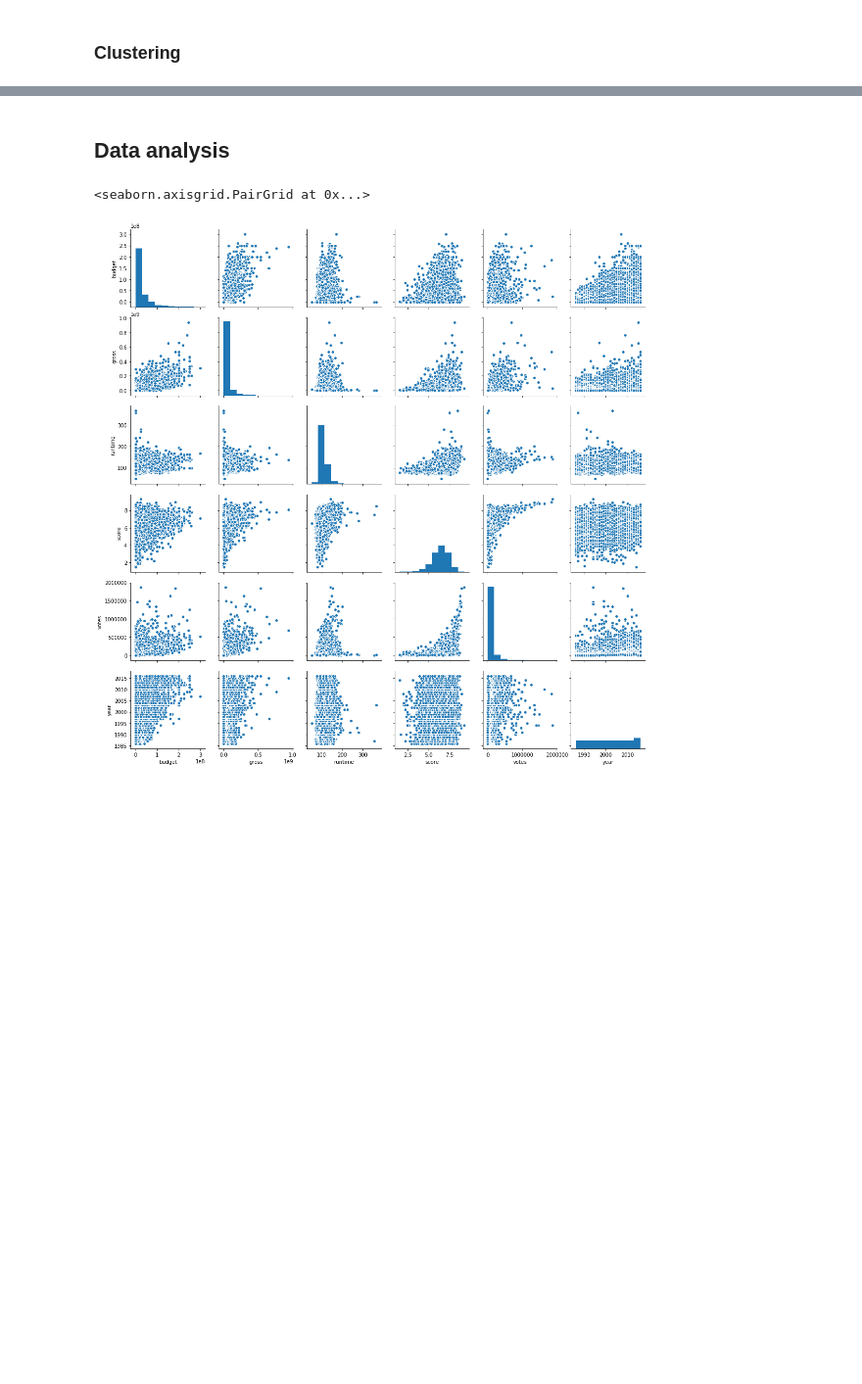
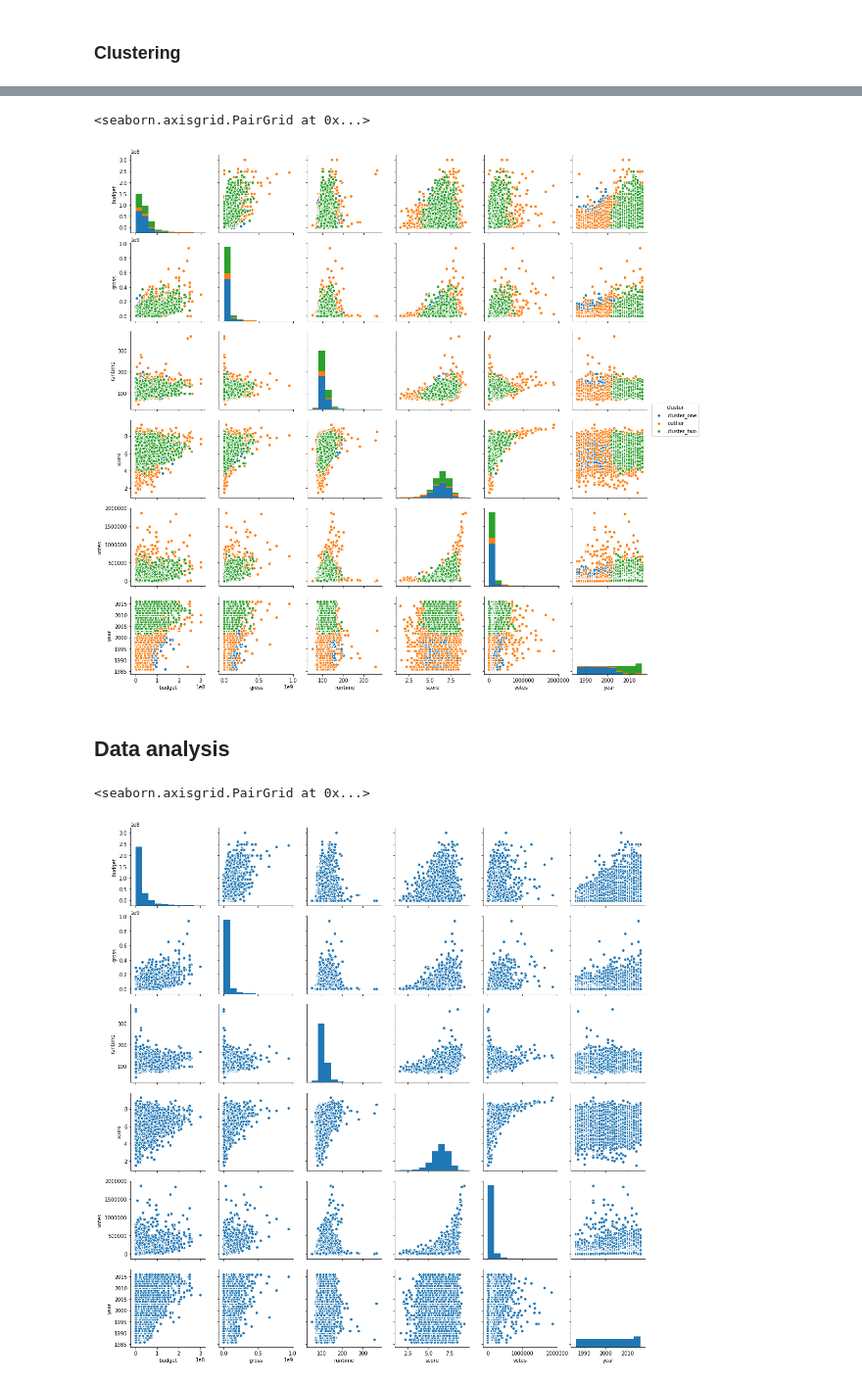
Before and after one commit to szylec/Kaggle, a Jupyter notebook: movies_analysis/analytics.ipynb, the cells around one changed output, grey strips where cells are left out. Shown at 98% size. Cells and saved outputs as stored; diff of their text form; code cells hidden in the pictures; blank space fills up the shorter version.

```diff
--- a/movies_analysis/analytics.ipynb
+++ b/movies_analysis/analytics.ipynb
@@ -379,7 +376,7 @@ memory usage: 76.2 MB
 from sklearn.neighbors import LocalOutlierFactor
 lof = LocalOutlierFactor(n_neighbors=50)
 
-data.loc[:,'is_inlier'] = lof.fit_predict(data)
-data = data[data['is_inlier'] == 1]
-data.drop('is_inlier', axis=1, inplace=True)
+data_encoded.loc[:,'is_inlier'] = lof.fit_predict(data_encoded)
+data_encoded = data_encoded[data_encoded['is_inlier'] == 1]
+data_encoded.drop('is_inlier', axis=1, inplace=True)
 # %% [output]
@@ -390,0 +410,7 @@ Wall time: 2min
+# %%
+%%time
+# Agglomerative clustering.
+from sklearn.cluster import AgglomerativeClustering
+
+clusterer = AgglomerativeClustering(n_clusters=2, affinity='euclidean')
+data_encoded['cluster'] = clusterer.fit_predict(data_encoded)
@@ -391,3 +420,23 @@ Wall time: 2min
+# %%
+# Add cluster column to data dataset.
+# If cluser not avilable, it means that it (record) was outlier.
+index_with_cluster = list(data_encoded['cluster'].index)
+if 'cluster' in data:
+    data.drop('cluster', axis=1, inplace=True)
+data.loc[index_with_cluster, 'cluster'] = data_encoded['cluster']
+data.loc[np.isnan(data['cluster']), 'cluster'] = 'outlier'
+cluster_map = {
+    0: 'cluster_one',
+    1: 'cluster_two',
+    'outlier': 'outlier'
+}
+data['cluster'] = data['cluster'].apply(lambda x: cluster_map[x])
+# %%
+sns.pairplot(data=data, hue='cluster')
+# Not really good clustering I would say....
+# %% [output]
+<seaborn.axisgrid.PairGrid at 0x...>
+[figure, added]
 # %% [markdown]
 ## Data analysis
 # %%
```
Also changed, not shown: parts of 10 cells of this notebook.
